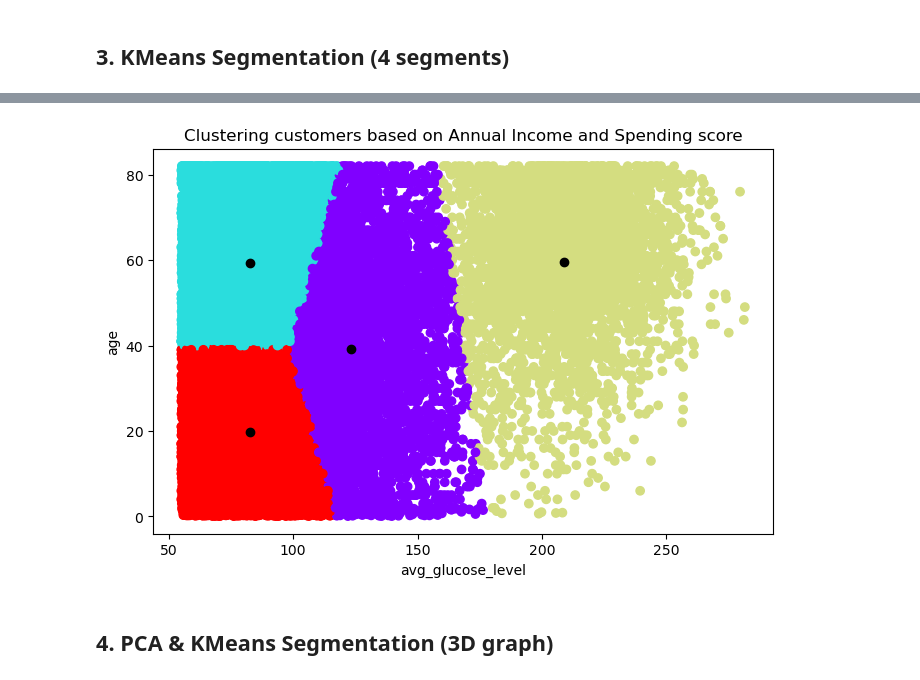
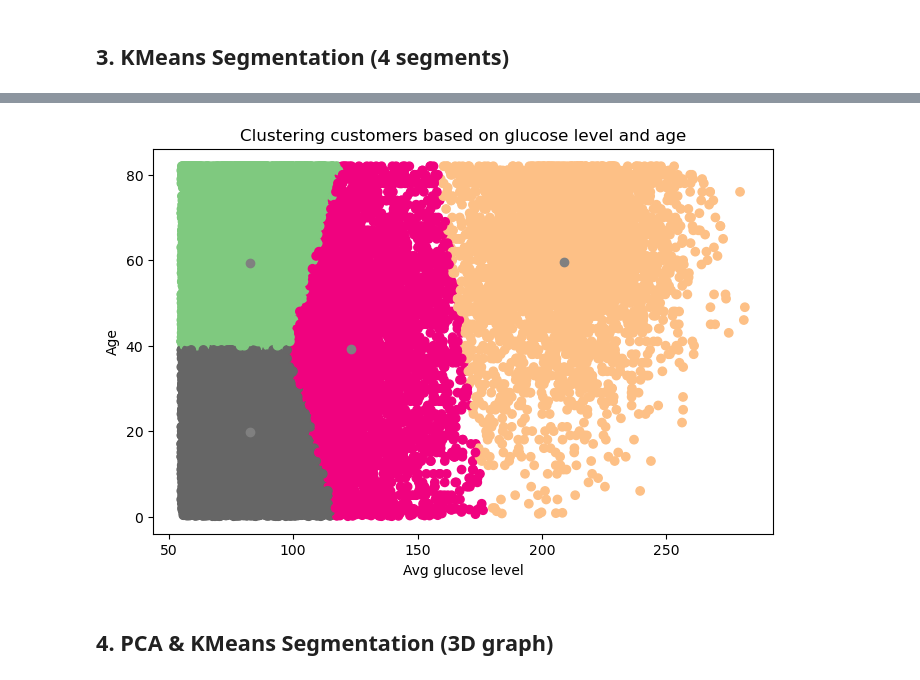
Before and after one commit to lyphuong601/insurance-customer-segmentation-kmean-clustering, a Jupyter notebook: notebooks/segmentation analysis.ipynb, the cells around one changed output, grey strips where cells are left out. Drawn from its saved outputs; the diff is of its cells as text; code cells hidden in the pictures.

```diff
--- a/notebooks/segmentation analysis.ipynb
+++ b/notebooks/segmentation analysis.ipynb
@@ -69,16 +69,3 @@ residence_rural      0
 dtype: int64
 # %% [markdown]
 ## 3. KMeans Segmentation (4 segments)
-# %%
-age_ss = []
-
-for k in range(1,8):
-    kmeans = KMeans(n_clusters=k, init='k-means++')
-    kmeans.fit(df)
-    age_ss.append(kmeans.inertia_)
-
-plt.figure(figsize=(8,5))
-plt.plot(range(1,8),age_ss,linewidth = 2, color = "red", marker = "8")
-plt.xlabel('K Values')
-plt.ylabel("K_Inertia")
-plt.show()
@@ -94,13 +90,13 @@ clusters_new['cluster_pred'] = kmeans_new.fit_predict(df)
 # %%
 plt.figure(figsize=(8,5))
-plt.scatter(clusters_new['avg_glucose_level'],clusters_new['age'],c=kmeans_new.labels_,cmap='rainbow')
-plt.scatter(kmeans_new.cluster_centers_[:, 4] ,kmeans_new.cluster_centers_[:, 0], color = 'black')
-plt.title("Clustering customers based on Annual Income and Spending score")
-plt.xlabel("avg_glucose_level")
-plt.ylabel("age")
+plt.scatter(clusters_new['avg_glucose_level'],clusters_new['age'],c=kmeans_new.labels_,cmap='Accent')
+plt.scatter(kmeans_new.cluster_centers_[:, 4] ,kmeans_new.cluster_centers_[:, 0], color = 'grey')
+plt.title("Clustering customers based on glucose level and age")
+plt.xlabel("Avg glucose level")
+plt.ylabel("Age")
 plt.show()
 # %% [output]
-[figure, old version]
+[figure, new version]
 # %% [markdown]
 ## 4. PCA & KMeans Segmentation (3D graph)
 # %%
```
Also changed, not shown: parts of 7 cells of this notebook, 1 other file.
